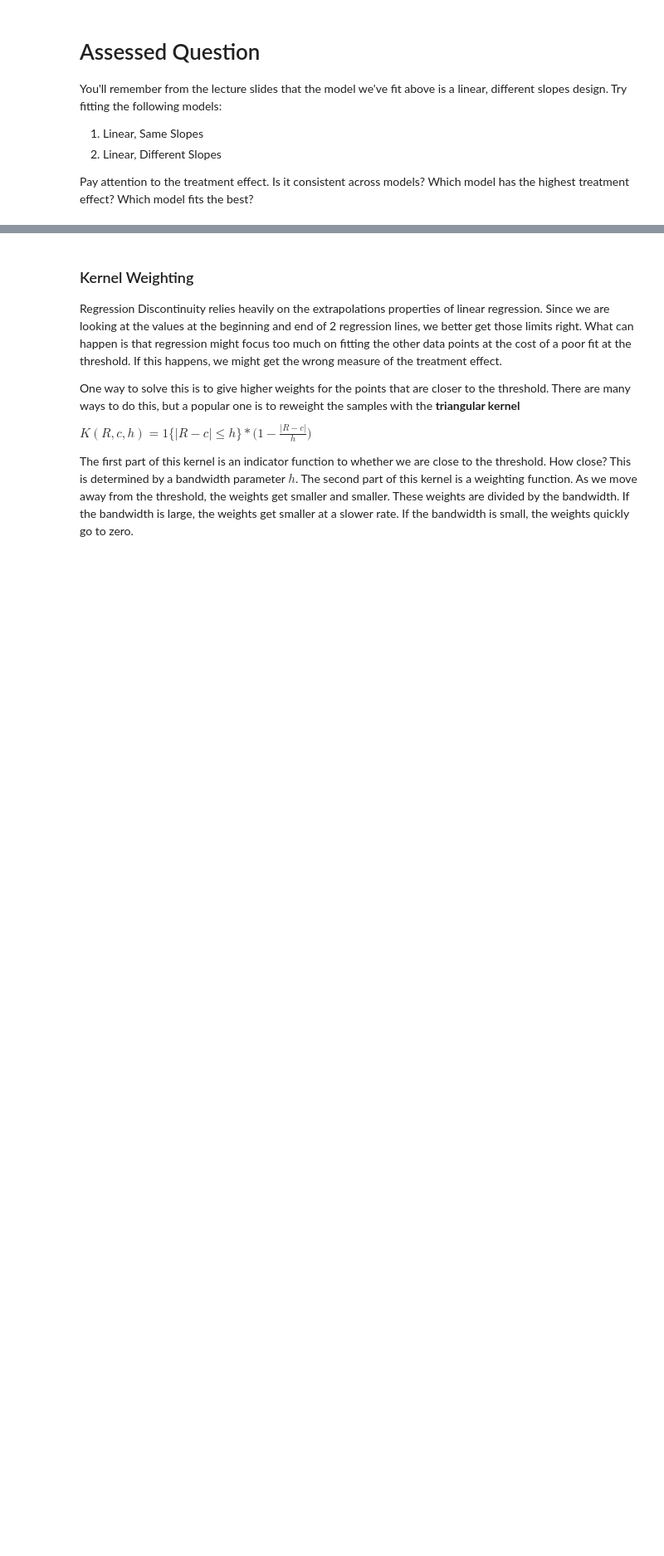
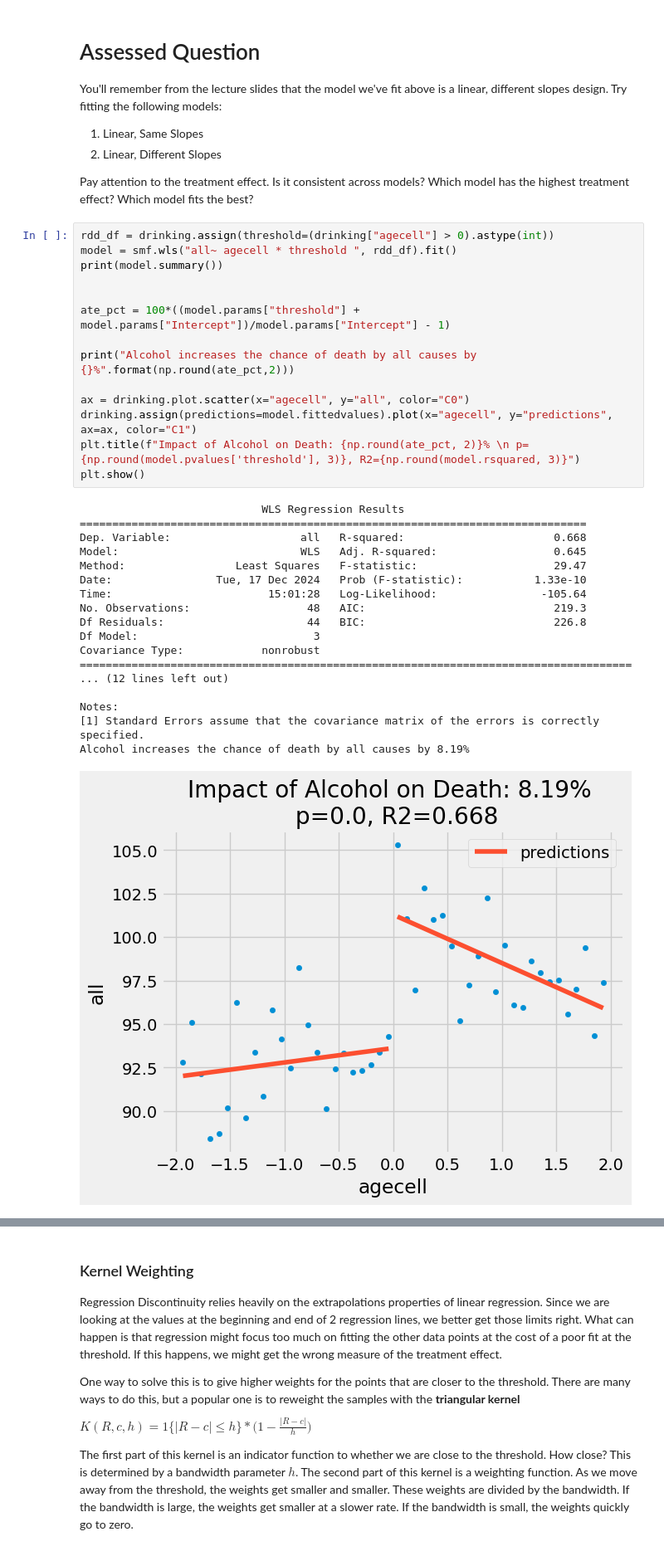
Before and after one commit to shan18-sp/QM2, a Jupyter notebook: notebooks/W09. Regression Discontinuity.ipynb, the cells around one changed output, grey strips where cells are left out. Shown at 83% size. Drawn from its saved outputs; the diff is of its cells as text; blank space fills up the shorter version.

```diff
--- a/notebooks/W09. Regression Discontinuity.ipynb
+++ b/notebooks/W09. Regression Discontinuity.ipynb
@@ -244,3 +273,36 @@ You'll remember from the lecture slides that the model we've fit above is a line
 2. Linear, Different Slopes
 
 Pay attention to the treatment effect. Is it consistent across models? Which model has the highest treatment effect? Which model fits the best?
+# %%
+rdd_df = drinking.assign(threshold=(drinking["agecell"] > 0).astype(int))
+model = smf.wls("all~ agecell * threshold ", rdd_df).fit()
+print(model.summary())
+
+
+ate_pct = 100*((model.params["threshold"] + model.params["Intercept"])/model.params["Intercept"] - 1)
+
+print("Alcohol increases the chance of death by all causes by {}%".format(np.round(ate_pct,2)))
+
+ax = drinking.plot.scatter(x="agecell", y="all", color="C0")
+drinking.assign(predictions=model.fittedvalues).plot(x="agecell", y="predictions", ax=ax, color="C1")
+plt.title(f"Impact of Alcohol on Death: {np.round(ate_pct, 2)}% \n p={np.round(model.pvalues['threshold'], 3)}, R2={np.round(model.rsquared, 3)}")
+plt.show()
+# %% [output]
+                            WLS Regression Results
+==============================================================================
+Dep. Variable:                    all   R-squared:                       0.668
+Model:                            WLS   Adj. R-squared:                  0.645
+Method:                 Least Squares   F-statistic:                     29.47
+Date:                Tue, 17 Dec 2024   Prob (F-statistic):           1.33e-10
+Time:                        15:01:28   Log-Likelihood:                -105.64
+No. Observations:                  48   AIC:                             219.3
+Df Residuals:                      44   BIC:                             226.8
+Df Model:                           3
+Covariance Type:            nonrobust
+=====================================================================================
+... (12 lines left out)
+
+Notes:
+[1] Standard Errors assume that the covariance matrix of the errors is correctly specified.
+Alcohol increases the chance of death by all causes by 8.19%
+[figure, added]
```
Also changed, not shown: parts of 13 cells of this notebook.
